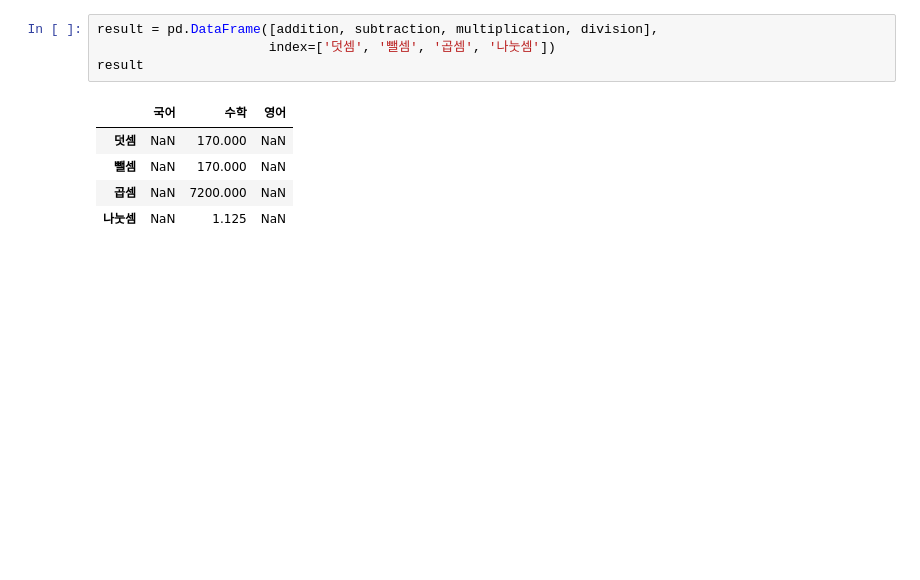
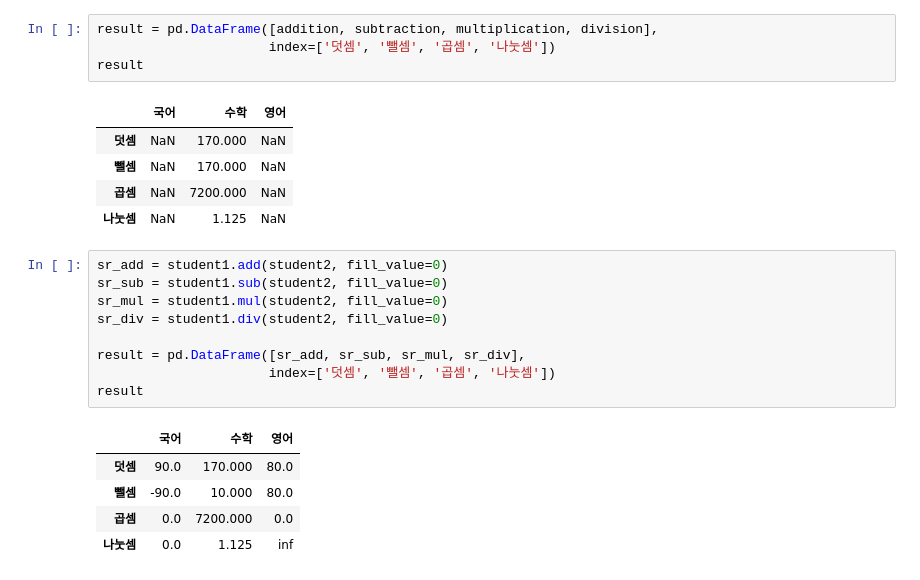
Before and after one commit to harryyang1982/pandas_data_analysis, a Jupyter notebook: part1_intro_pandas.ipynb, the cells around one changed output. Cells and saved outputs as stored; diff of their text form; blank space fills up the shorter version.

```diff
--- a/part1_intro_pandas.ipynb
+++ b/part1_intro_pandas.ipynb
@@ -847,3 +847,18 @@ result
 | 뺄셈 | NaN | 170.000 | NaN |
 | 곱셈 | NaN | 7200.000 | NaN |
 | 나눗셈 | NaN | 1.125 | NaN |
+# %%
+sr_add = student1.add(student2, fill_value=0)
+sr_sub = student1.sub(student2, fill_value=0)
+sr_mul = student1.mul(student2, fill_value=0)
+sr_div = student1.div(student2, fill_value=0)
+
+result = pd.DataFrame([sr_add, sr_sub, sr_mul, sr_div],
+                      index=['덧셈', '뺄셈', '곱셈', '나눗셈'])
+result
+# %% [output]
+|  | 국어 | 수학 | 영어 |
+| 덧셈 | 90.0 | 170.000 | 80.0 |
+| 뺄셈 | -90.0 | 10.000 | 80.0 |
+| 곱셈 | 0.0 | 7200.000 | 0.0 |
+| 나눗셈 | 0.0 | 1.125 | inf |
```
Also changed, not shown: parts of 9 cells of this notebook.
